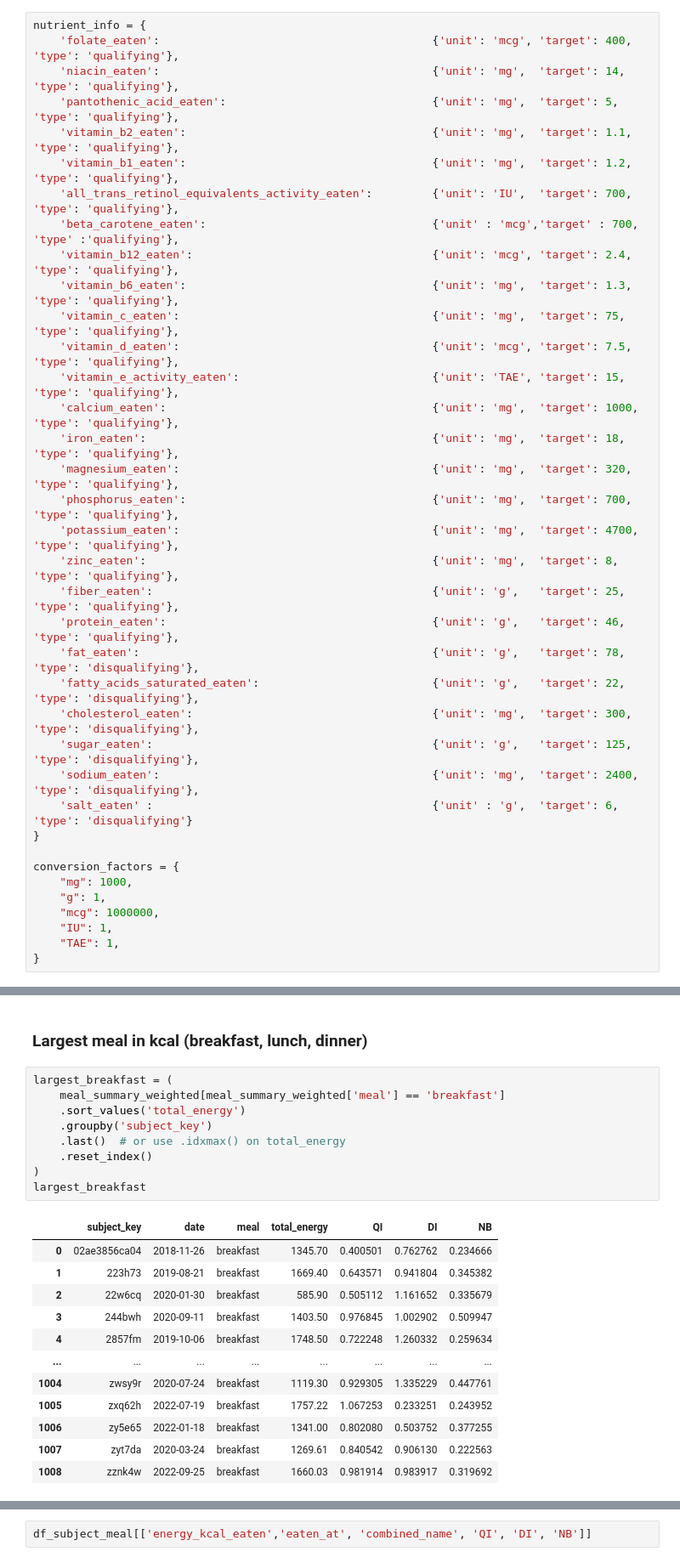
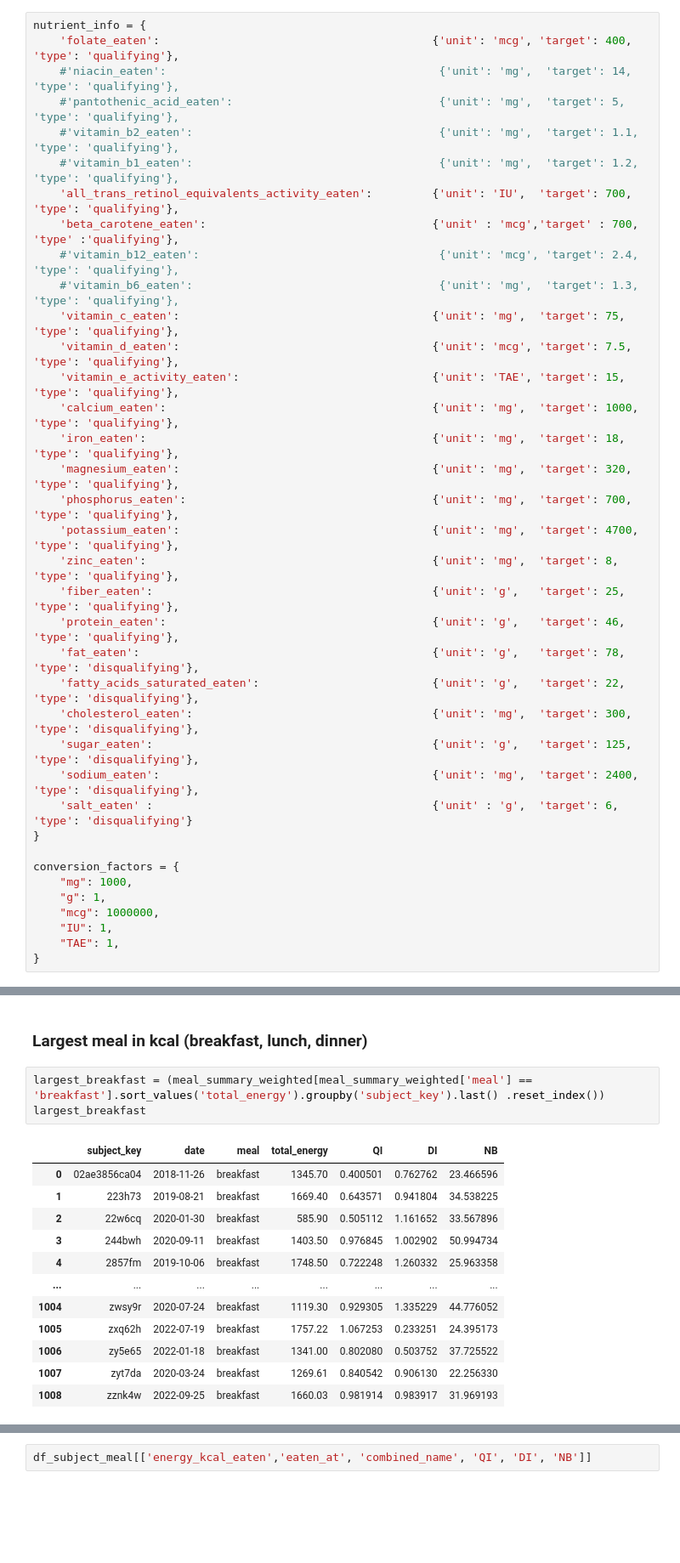
Before and after one commit to sskyxx/Bachelor-Project, a Jupyter notebook: Nutrient_metric.ipynb, the cells around one changed output, grey strips where cells are left out. Shown at 85% size. Saved outputs shown, nothing was run; the diff lists cells and outputs as text; blank space fills up the shorter version.

```diff
--- a/Nutrient_metric.ipynb
+++ b/Nutrient_metric.ipynb
@@ -77,14 +77,14 @@ df_food
 # %%
 nutrient_info = {
     'folate_eaten':                                         {'unit': 'mcg', 'target': 400,  'type': 'qualifying'},
-    'niacin_eaten':                                         {'unit': 'mg',  'target': 14,   'type': 'qualifying'},
-    'pantothenic_acid_eaten':                               {'unit': 'mg',  'target': 5,    'type': 'qualifying'},
-    'vitamin_b2_eaten':                                     {'unit': 'mg',  'target': 1.1,  'type': 'qualifying'},
-    'vitamin_b1_eaten':                                     {'unit': 'mg',  'target': 1.2,  'type': 'qualifying'},
+    #'niacin_eaten':                                         {'unit': 'mg',  'target': 14,   'type': 'qualifying'},
+    #'pantothenic_acid_eaten':                               {'unit': 'mg',  'target': 5,    'type': 'qualifying'},
+    #'vitamin_b2_eaten':                                     {'unit': 'mg',  'target': 1.1,  'type': 'qualifying'},
+    #'vitamin_b1_eaten':                                     {'unit': 'mg',  'target': 1.2,  'type': 'qualifying'},
     'all_trans_retinol_equivalents_activity_eaten':         {'unit': 'IU',  'target': 700,  'type': 'qualifying'},
     'beta_carotene_eaten':                                  {'unit' : 'mcg','target' : 700, 'type' :'qualifying'},
-    'vitamin_b12_eaten':                                    {'unit': 'mcg', 'target': 2.4,  'type': 'qualifying'},
-    'vitamin_b6_eaten':                                     {'unit': 'mg',  'target': 1.3,  'type': 'qualifying'},
+    #'vitamin_b12_eaten':                                    {'unit': 'mcg', 'target': 2.4,  'type': 'qualifying'},
+    #'vitamin_b6_eaten':                                     {'unit': 'mg',  'target': 1.3,  'type': 'qualifying'},
     'vitamin_c_eaten':                                      {'unit': 'mg',  'target': 75,   'type': 'qualifying'},
     'vitamin_d_eaten':                                      {'unit': 'mcg', 'target': 7.5,  'type': 'qualifying'},
     'vitamin_e_activity_eaten':                             {'unit': 'TAE', 'target': 15,    'type': 'qualifying'},
@@ -761,26 +811,20 @@ Average total energy for a day : 2234.152824808795
 # %% [markdown]
 ### Largest meal in kcal (breakfast, lunch, dinner)
 # %%
-largest_breakfast = (
-    meal_summary_weighted[meal_summary_weighted['meal'] == 'breakfast']
-    .sort_values('total_energy')
-    .groupby('subject_key')
-    .last()  # or use .idxmax() on total_energy
-    .reset_index()
-)
+largest_breakfast = (meal_summary_weighted[meal_summary_weighted['meal'] == 'breakfast'].sort_values('total_energy').groupby('subject_key').last() .reset_index())
 largest_breakfast
 # %% [output]
 |  | subject_key | date | meal | total_energy | QI | DI | NB |
-| 0 | 02ae3856ca04 | 2018-11-26 | breakfast | 1345.70 | 0.400501 | 0.762762 | 0.234666 |
-| 1 | 223h73 | 2019-08-21 | breakfast | 1669.40 | 0.643571 | 0.941804 | 0.345382 |
-| 2 | 22w6cq | 2020-01-30 | breakfast | 585.90 | 0.505112 | 1.161652 | 0.335679 |
-| 3 | 244bwh | 2020-09-11 | breakfast | 1403.50 | 0.976845 | 1.002902 | 0.509947 |
-| 4 | 2857fm | 2019-10-06 | breakfast | 1748.50 | 0.722248 | 1.260332 | 0.259634 |
+| 0 | 02ae3856ca04 | 2018-11-26 | breakfast | 1345.70 | 0.400501 | 0.762762 | 23.466596 |
+| 1 | 223h73 | 2019-08-21 | breakfast | 1669.40 | 0.643571 | 0.941804 | 34.538225 |
+| 2 | 22w6cq | 2020-01-30 | breakfast | 585.90 | 0.505112 | 1.161652 | 33.567896 |
+| 3 | 244bwh | 2020-09-11 | breakfast | 1403.50 | 0.976845 | 1.002902 | 50.994734 |
+| 4 | 2857fm | 2019-10-06 | breakfast | 1748.50 | 0.722248 | 1.260332 | 25.963358 |
 | ... | ... | ... | ... | ... | ... | ... | ... |
-| 1004 | zwsy9r | 2020-07-24 | breakfast | 1119.30 | 0.929305 | 1.335229 | 0.447761 |
-| 1005 | zxq62h | 2022-07-19 | breakfast | 1757.22 | 1.067253 | 0.233251 | 0.243952 |
-| 1006 | zy5e65 | 2022-01-18 | breakfast | 1341.00 | 0.802080 | 0.503752 | 0.377255 |
-| 1007 | zyt7da | 2020-03-24 | breakfast | 1269.61 | 0.840542 | 0.906130 | 0.222563 |
-| 1008 | zznk4w | 2022-09-25 | breakfast | 1660.03 | 0.981914 | 0.983917 | 0.319692 |
+| 1004 | zwsy9r | 2020-07-24 | breakfast | 1119.30 | 0.929305 | 1.335229 | 44.776052 |
+| 1005 | zxq62h | 2022-07-19 | breakfast | 1757.22 | 1.067253 | 0.233251 | 24.395173 |
+| 1006 | zy5e65 | 2022-01-18 | breakfast | 1341.00 | 0.802080 | 0.503752 | 37.725522 |
+| 1007 | zyt7da | 2020-03-24 | breakfast | 1269.61 | 0.840542 | 0.906130 | 22.256330 |
+| 1008 | zznk4w | 2022-09-25 | breakfast | 1660.03 | 0.981914 | 0.983917 | 31.969193 |
 1009 rows × 7 columns
 # %%
```
Also changed, not shown: parts of 34 cells of this notebook.
